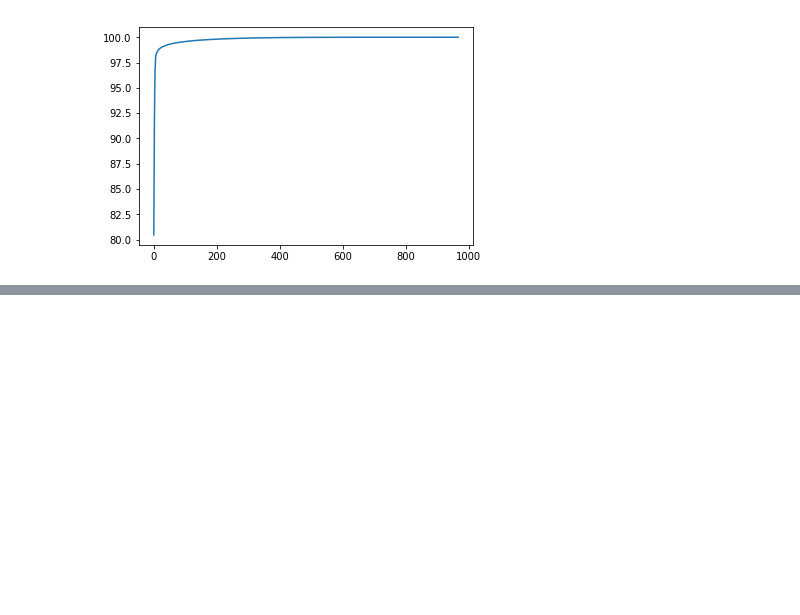
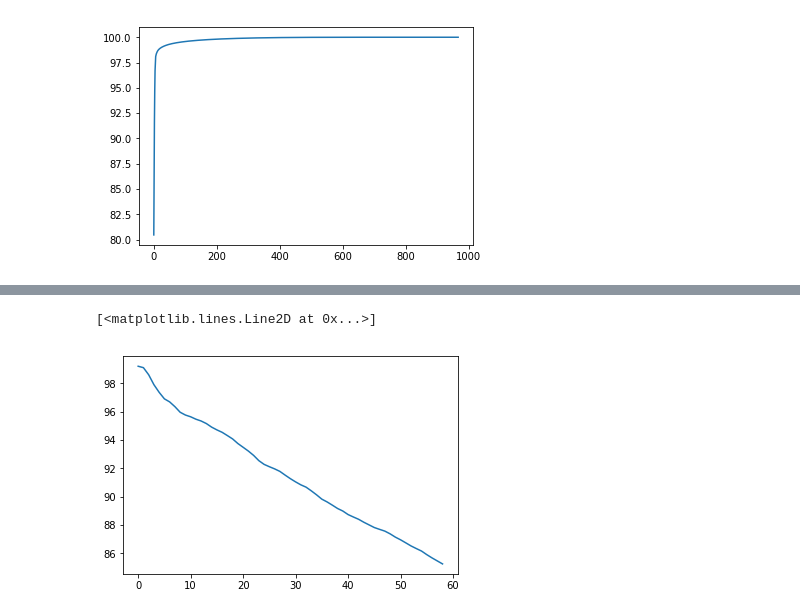
Before and after one commit to ofekp/tools, a Jupyter notebook: ml/presentation.ipynb, the cells around one changed output, grey strips where cells are left out. Saved outputs shown, nothing was run; the diff lists cells and outputs as text; code cells hidden in the pictures; blank space fills up the shorter version.

```diff
--- a/ml/presentation.ipynb
+++ b/ml/presentation.ipynb
@@ -299,7 +302,7 @@ print("Number of written ads/number of ads in original model [" + str(ad_idx) +
 # generate random user profile vectors
 # ====================================
 
-num_of_profiles_to_generate = 210
+num_of_profiles_to_generate = 500
 
 def get_user_features_string():
     with open(model_file_path, 'r') as model_file:
@@ -332,7 +335,7 @@ def get_user_features_vector(user_features):
             continue;
         rand_index = random.randint(0, len(feature.keys()) - 1)
         chosen_label = list(feature)[rand_index]
-        print("feature_name [" + feature_name + "] label [" + chosen_label + "]")
+        #print("feature_name [" + feature_name + "] label [" + chosen_label + "]")
         feature_vector = numpy.multiply(feature_vector, feature[chosen_label])
 
     #print numpy.array2string(feature_vector, max_line_width=numpy.inf, separator=' ',suppress_small=True)
@@ -340,7 +343,7 @@ def get_user_features_vector(user_features):
 
 
 # for features that are added together before multiplication
-def getListUserFeatureVector(user_features, feature_name, sub_feature_name = None, maxNumOfLabels = 100):
+def get_list_user_feature_vector(user_features, feature_name, sub_feature_name = None, maxNumOfLabels = 100):
     considered_labels = []
     list_feature_vector = numpy.zeros(970)
     list_feature = user_features[feature_name]
@@ -369,7 +372,7 @@ def getListUserFeatureVector(user_features, feature_name, sub_feature_name = Non
         unknown_label = list(unknown_label_map.keys())[0]
         considered_labels.append(unknown_label)
         list_feature_vector = numpy.add(list_feature_vector, numpy.array(list_feature[unknown_label]))
-        print("feature_name [" + feature_name + "] sub_feature_name [" + str(sub_feature_name) + "] labels " + str(considered_labels))
+        #print("feature_name [" + feature_name + "] sub_feature_name [" + str(sub_feature_name) + "] labels " + str(considered_labels))
         #print numpy.array2string(list_feature_vector, max_line_width=numpy.inf, separator=' ',suppress_small=True)
         return list_feature_vector
 
@@ -384,7 +387,7 @@ def getListUserFeatureVector(user_features, feature_name, sub_feature_name = Non
     for vector_value in vector_values:
         list_feature_vector = numpy.add(list_feature_vector, numpy.array(vector_value))
 
-    print("feature_name [" + feature_name + "] sub_feature_name [" + str(sub_feature_name) + "] labels " + str(considered_labels))
+    #print("feature_name [" + feature_name + "] sub_feature_name [" + str(sub_feature_name) + "] labels " + str(considered_labels))
     #print numpy.array2string(list_feature_vector, max_line_width=numpy.inf, separator=' ',suppress_small=True)
     return list_feature_vector
 
@@ -393,11 +396,11 @@ def generateUserVector(user_features):
     user_vector = numpy.ones(970)
 
     user_vector = numpy.multiply(user_vector, get_user_features_vector(user_features))
-    user_vector = numpy.multiply(user_vector, getListUserFeatureVector(user_features, "externalFeature", "exp5_allMappi"))
-    user_vector = numpy.multiply(user_vector, getListUserFeatureVector(user_features, "externalFeature", "exp1_userCategory"))
-    user_vector = numpy.multiply(user_vector, getListUserFeatureVector(user_features, "yic_mv"))
-    user_vector = numpy.multiply(user_vector, getListUserFeatureVector(user_features, "yct_c_mv_w"))
-    user_vector = numpy.multiply(user_vector, getListUserFeatureVector(user_features, "userSignal"))
+    user_vector = numpy.multiply(user_vector, get_list_user_feature_vector(user_features, "externalFeature", "exp5_allMappi"))
+    user_vector = numpy.multiply(user_vector, get_list_user_feature_vector(user_features, "externalFeature", "exp1_userCategory"))
+    user_vector = numpy.multiply(user_vector, get_list_user_feature_vector(user_features, "yic_mv"))
+    user_vector = numpy.multiply(user_vector, get_list_user_feature_vector(user_features, "yct_c_mv_w"))
+    user_vector = numpy.multiply(user_vector, get_list_user_feature_vector(user_features, "userSignal"))
 
     return user_vector
 
@@ -438,6 +455,9 @@ feature_name [userSignal] sub_feature_name [None] labels ['technoSegments_techno
 # ******************
 # evaluate the model
 # ==================
+
+def sigmoid(x):
+    return (1 / (1 + numpy.exp(-x)))
 
 num_of_profiles_to_test = num_of_profiles_to_generate
 
@@ -450,37 +470,55 @@ assert user_vectors_mat.shape[0] == num_of_profiles_to_test
 
 # calculate rank_real
 rank_real = numpy.matmul(X, numpy.transpose(user_vectors_mat))
-print("rank_real dim [" + str(rank_real.shape[0]) + "X" + str(rank_real.shape[1]) + "]")
-cr = numpy.transpose(numpy.array([creative_ids]))
-print("cr dim [" + str(cr.shape[0]) + "X" + str(cr.shape[1]) + "]")
+creative_ids_vec = numpy.transpose(numpy.array([creative_ids]))  # [num_of_ads X 1]
 
 creatives_rank_real = pd.DataFrame(data=rank_real,    # values
-             index=cr[0:,0],    # 1st column as index
+             index=creative_ids_vec[0:,0],    # 1st column as index
              columns=range(0, num_of_profiles_to_test))  # 1st row as the column names
 
-print(creatives_rank_real)
+#creatives_rank_real = sigmoid(creatives_rank_real)
+
+print("creatives_rank_real:")
+print(creatives_rank_real)  # [num_of_ads X num_of_user_vectors]
 
 # calculate rank_low
 # remove biases from user_vectors_mat (last two colums are for bias)
 user_vectors_mat_no_bias = user_vectors_mat[:,0:-2]
 # dimentionality reduction on user_vectors_mat_no_bias
 user_vectors_mat_no_bias_low = numpy.matmul(user_vectors_mat_no_bias, UX[:, 0:K])  # 210X968 * 968XK
-print(str(user_vectors_mat_no_bias_low.shape[0]))
-print(str(user_vectors_mat_no_bias_low.shape[1]))
-
-print(str(X_low.shape[0]))
-print(str(X_low.shape[1]))
 
 # multiply each low user vector with all the creatives vectors
 rank_low = numpy.matmul(X_low[:,0:-1], numpy.transpose(user_vectors_mat_no_bias_low)) + user_vector_bias;  # we use the user_vector_bias from the generated low model
 creatives_rank_low = pd.DataFrame(data=rank_low[0:,0:],    # values
-             index=cr[0:,0],    # 1st column as index
+             index=creative_ids_vec[0:,0],    # 1st column as index
              columns=range(0, num_of_profiles_to_test))  # 1st row as the column names
 
-print(creatives_rank_low)
+#creatives_rank_low = sigmoid(creatives_rank_low)
+
+print("creatives_rank_low:")
+print(creatives_rank_low)  # [num_of_ads X num_of_user_vectors]
 
 creatives_rank_diff = numpy.abs(creatives_rank_real - creatives_rank_low)
-print(creatives_rank_diff)
-print(numpy.mean(numpy.mean(creatives_rank_diff)))
-print(numpy.mean(numpy.std(creatives_rank_diff)))
+print("creatives_rank_diff:")
+print(creatives_rank_diff)  # [num_of_ads X num_of_user_vectors]
+
+print("rank_diff avg [" + str(numpy.mean(numpy.mean(creatives_rank_diff))) + "]")
+print("rank_diff std [" + str(numpy.mean(numpy.std(creatives_rank_diff))) + "]")
+
+correct_first_ad = creatives_rank_low.idxmax(axis=0, skipna=True) == creatives_rank_real.idxmax(axis=0, skipna=True)
+print("Correct first ad [" + str(((correct_first_ad == 1).sum() * 100) / num_of_profiles_to_test) + "%]")
+
+pct_values = []
+correct_ads = (creatives_rank_low.apply(lambda x: (x).index[(x).argsort()]).reset_index(drop=True)) == (creatives_rank_real.apply(lambda x: (x).index[(x).argsort()]).reset_index(drop=True))
+num_of_ads_in_auction_range = range(1,60)
+for num_of_ads_in_auction in num_of_ads_in_auction_range:
+    correct_ads_sliced = correct_ads.iloc[-num_of_ads_in_auction:,:]  # by default argsort is ascending
+    pct_values.append(((correct_ads_sliced == 1).sum().sum() * 100) / (correct_ads_sliced.shape[0] * correct_ads_sliced.shape[1]))
+
+gg = pd.DataFrame.from_dict({
+    'num_of_ads_in_auction': num_of_ads_in_auction_range,
+    'correct_ads_pct': pct_values
+})
+
+plt.plot(gg['correct_ads_pct'])
 # %% [output]
@@ -503,0 +542,2 @@ cr dim [260042X1]
+[<matplotlib.lines.Line2D at 0x...>]
+[figure, added]
```
Also changed, not shown: parts of 10 cells of this notebook.
